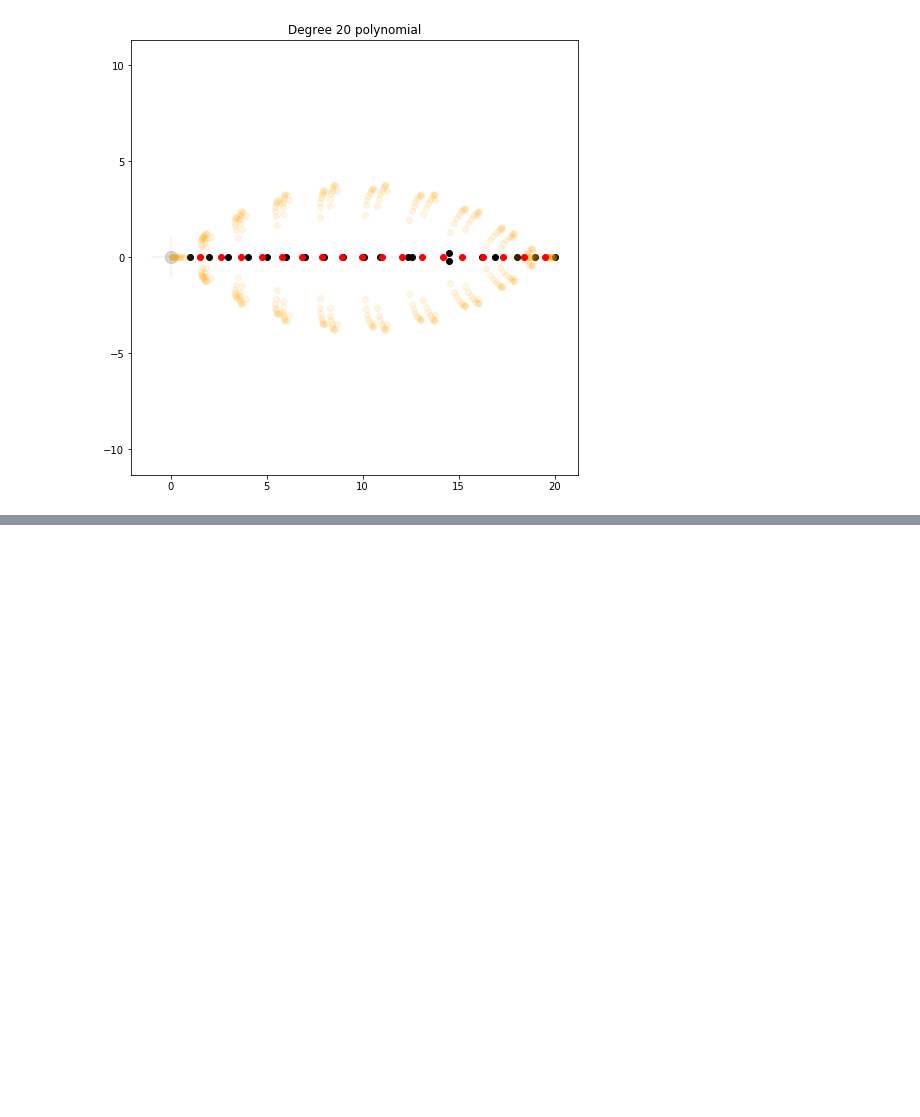
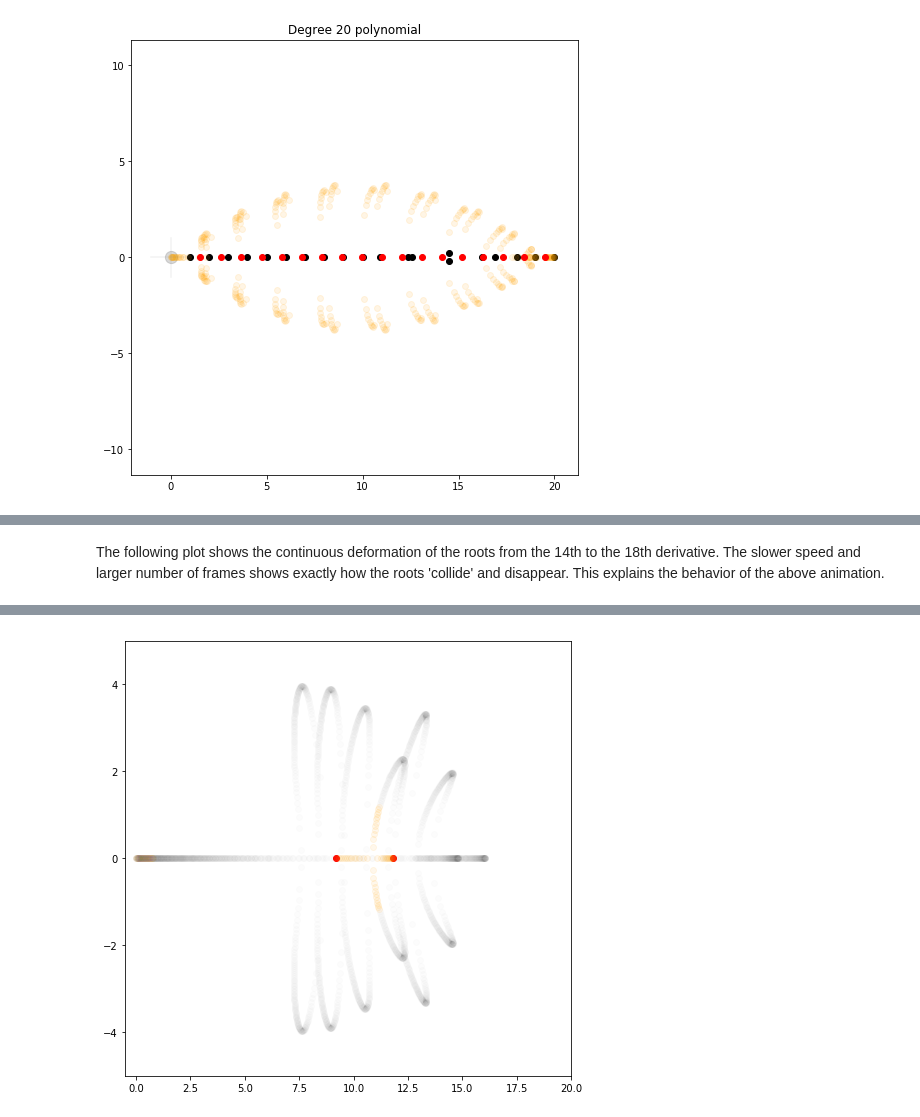
Before and after one commit to dgmiller/polyrand, a Jupyter notebook: Demo.ipynb, the cells around one changed output, grey strips where cells are left out. Saved outputs shown, nothing was run; the diff lists cells and outputs as text; code cells hidden in the pictures; blank space fills up the shorter version.

```diff
--- a/Demo.ipynb
+++ b/Demo.ipynb
@@ -92,0 +93,5 @@ rf.animate_roots(coeffs,0,18,n_frames=300,t_interval=200,plot_range=[(-.5,20),(-
+# %% [markdown]
+The following plot shows the continuous deformation of the roots from the 14th to the 18th derivative. The slower speed and larger number of frames shows exactly how the roots 'collide' and disappear. This explains the behavior of the above animation.
+# %%
+rf.animate_roots(coeffs,14,18,n_frames=500,t_interval=150,plot_range=[(-.5,20),(-5,5)])
+# %% [output]
@@ -92,0 +99 @@ rf.animate_roots(coeffs,0,18,n_frames=300,t_interval=200,plot_range=[(-.5,20),(-
+[figure, added]
```
Also changed, not shown: parts of 13 cells of this notebook, 2 other files.
